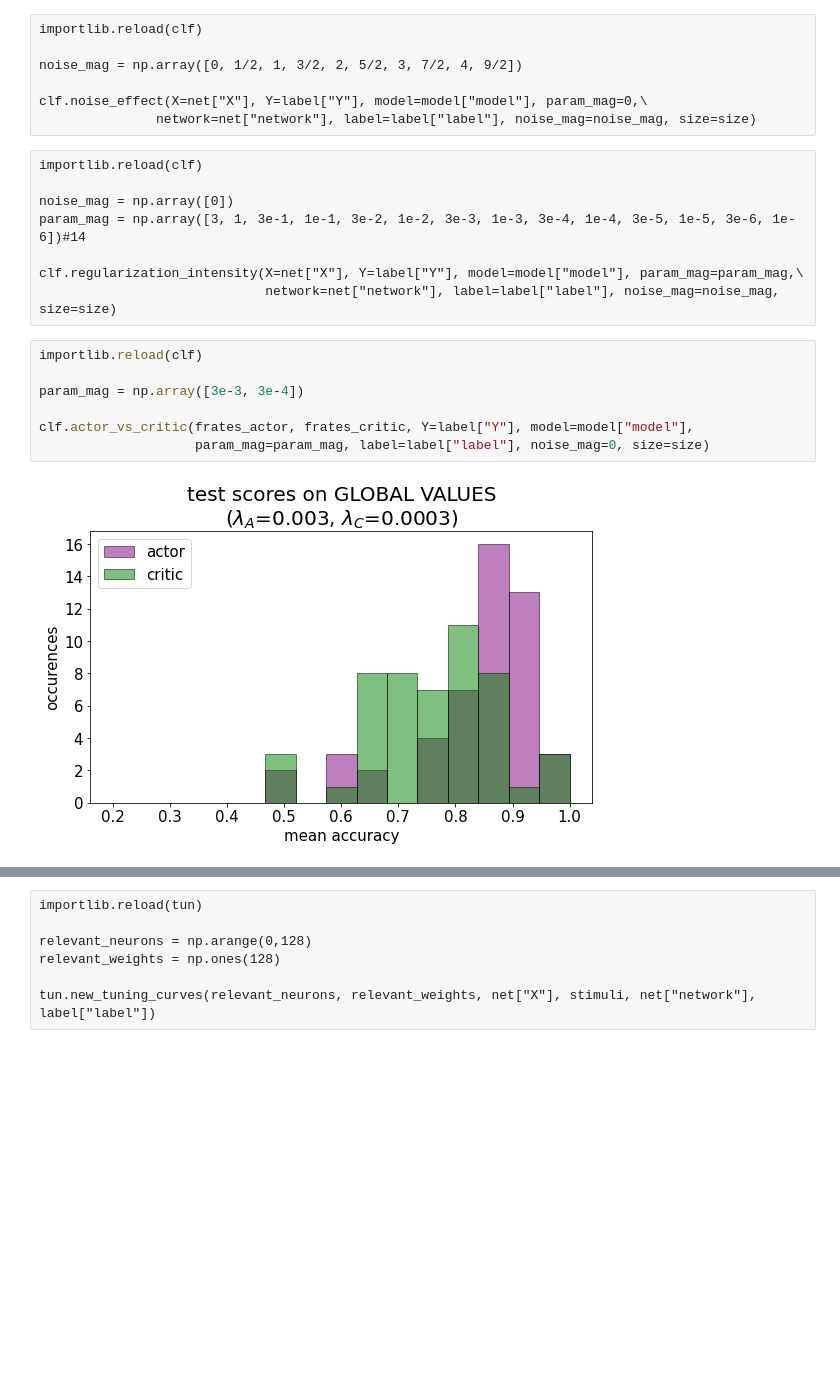
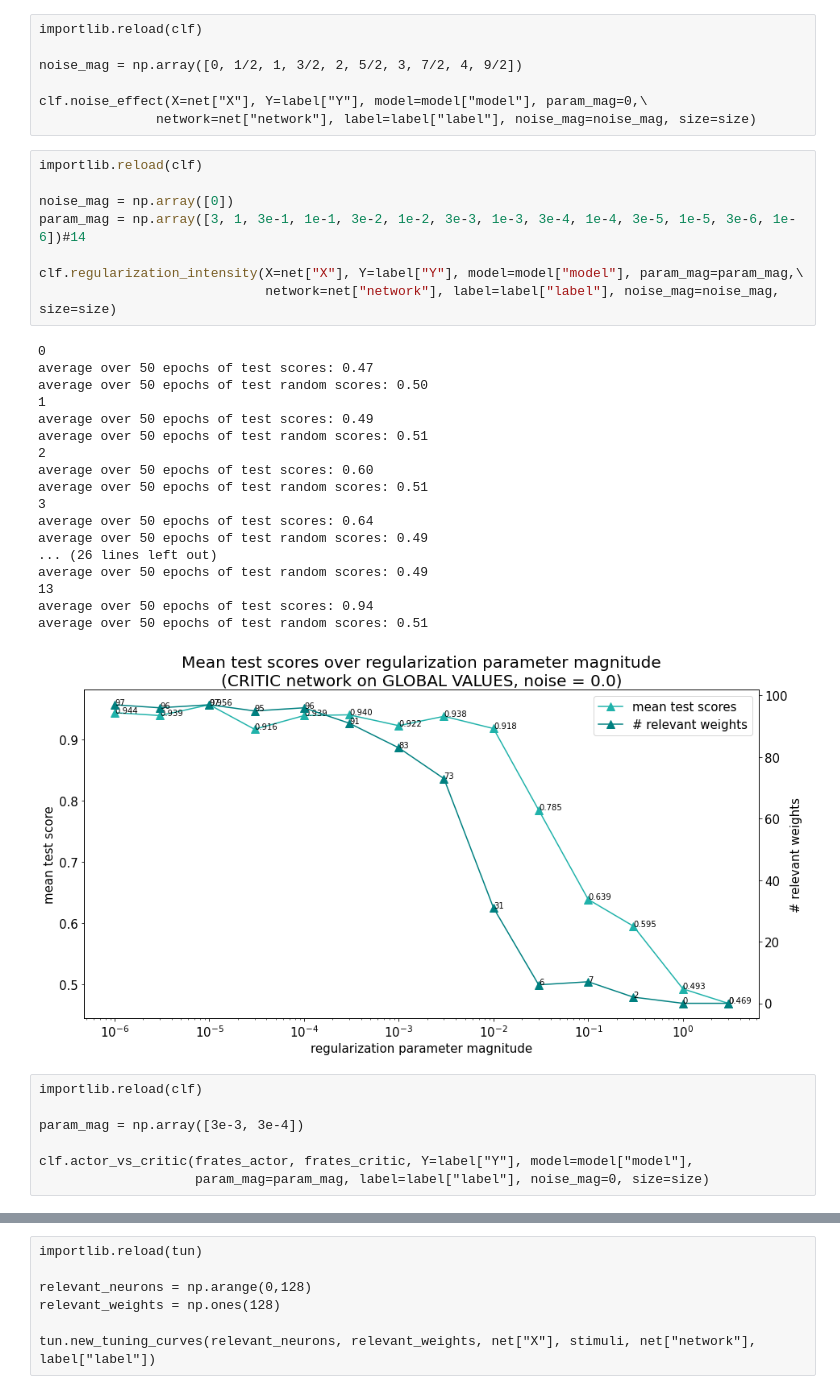
Before and after one commit to MartiniMarittimo/Relevant_neurons_analysis, a Jupyter notebook: relevant_neurons_analysis.ipynb, the cells around one changed output, grey strips where cells are left out. Drawn from its saved outputs; the diff is of its cells as text; blank space fills up the shorter version.

```diff
--- a/relevant_neurons_analysis.ipynb
+++ b/relevant_neurons_analysis.ipynb
@@ -134,23 +135,40 @@ noise_mag = np.array([0, 1/2, 1, 3/2, 2, 5/2, 3, 7/2, 4, 9/2])
 
 clf.noise_effect(X=net["X"], Y=label["Y"], model=model["model"], param_mag=0,\
                network=net["network"], label=label["label"], noise_mag=noise_mag, size=size)
+# %%
+importlib.reload(clf)
+
+noise_mag = np.array([0])
+param_mag = np.array([3, 1, 3e-1, 1e-1, 3e-2, 1e-2, 3e-3, 1e-3, 3e-4, 1e-4, 3e-5, 1e-5, 3e-6, 1e-6])#14
+
+clf.regularization_intensity(X=net["X"], Y=label["Y"], model=model["model"], param_mag=param_mag,\
+                             network=net["network"], label=label["label"], noise_mag=noise_mag, size=size)
+# %% [output]
+0
+average over 50 epochs of test scores: 0.47
+average over 50 epochs of test random scores: 0.50
+1
+average over 50 epochs of test scores: 0.49
+average over 50 epochs of test random scores: 0.51
+2
+average over 50 epochs of test scores: 0.60
+average over 50 epochs of test random scores: 0.51
+3
+average over 50 epochs of test scores: 0.64
+average over 50 epochs of test random scores: 0.49
+... (26 lines left out)
+average over 50 epochs of test random scores: 0.49
+13
+average over 50 epochs of test scores: 0.94
+average over 50 epochs of test random scores: 0.51
+[figure, added]
 # %% [raw]
 importlib.reload(clf)
 
-noise_mag = np.array([0])
-param_mag = np.array([3, 1, 3e-1, 1e-1, 3e-2, 1e-2, 3e-3, 1e-3, 3e-4, 1e-4, 3e-5, 1e-5, 3e-6, 1e-6])#14
+param_mag = np.array([3e-3, 3e-4])
 
-clf.regularization_intensity(X=net["X"], Y=label["Y"], model=model["model"], param_mag=param_mag,\
-                             network=net["network"], label=label["label"], noise_mag=noise_mag, size=size)
+clf.actor_vs_critic(frates_actor, frates_critic, Y=label["Y"], model=model["model"],
+                    param_mag=param_mag, label=label["label"], noise_mag=0, size=size)
-# %%
-importlib.reload(clf)
-
-param_mag = np.array([3e-3, 3e-4])
-
-clf.actor_vs_critic(frates_actor, frates_critic, Y=label["Y"], model=model["model"],
-                    param_mag=param_mag, label=label["label"], noise_mag=0, size=size)
-# %% [output]
-[figure, removed]
 # %%
 importlib.reload(clf)
 
```
Also changed, not shown: parts of 4 cells of this notebook, 1 other file.
